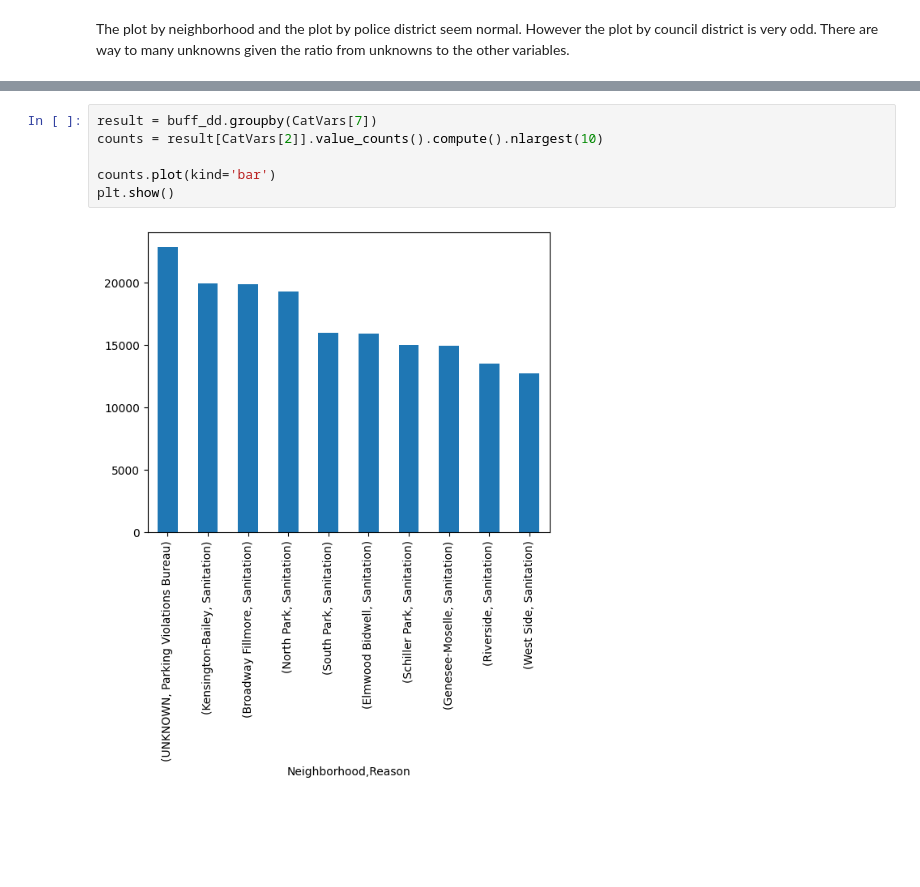
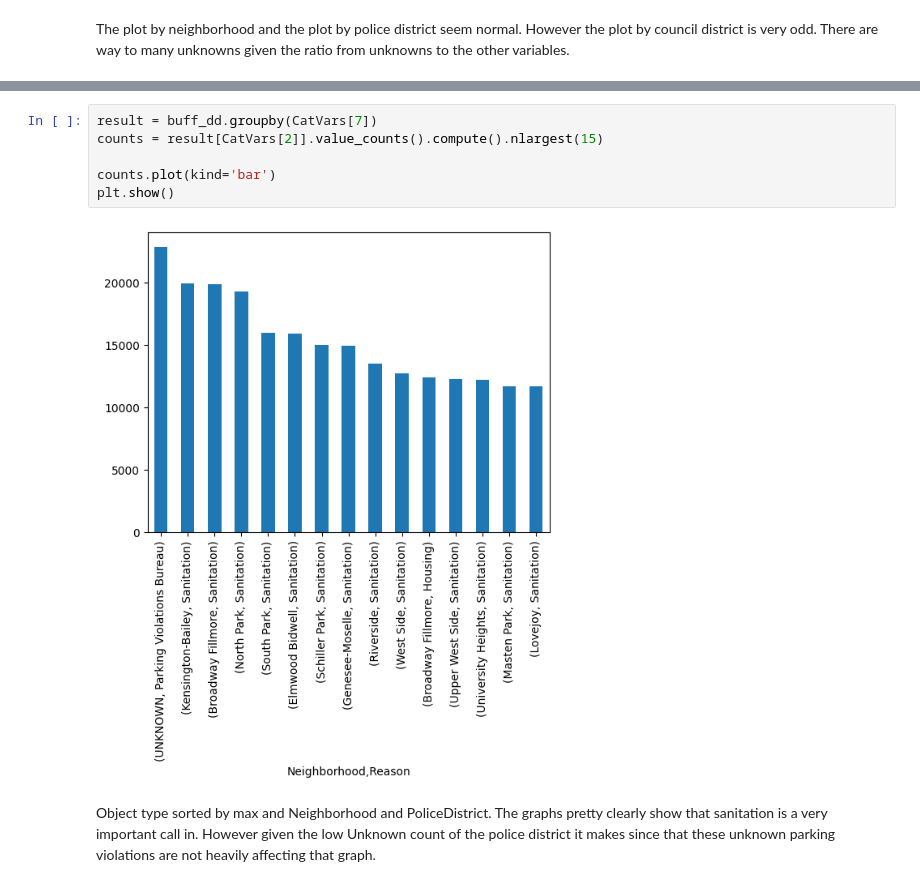
Before and after one commit to Hemondj/Projects, a Jupyter notebook: JamesHemondProject1.ipynb, the cells around one changed output, grey strips where cells are left out. Drawn from its saved outputs; the diff is of its cells as text; blank space fills up the shorter version.

```diff
--- a/JamesHemondProject1.ipynb
+++ b/JamesHemondProject1.ipynb
@@ -257,8 +312,10 @@ plt.show()
 # %%
 result = buff_dd.groupby(CatVars[7])
-counts = result[CatVars[2]].value_counts().compute().nlargest(10)
+counts = result[CatVars[2]].value_counts().compute().nlargest(15)
 
 counts.plot(kind='bar')
 plt.show()
 # %% [output]
-[figure, old version]
+[figure, new version]
+# %% [markdown]
+Object type sorted by max and Neighborhood and PoliceDistrict. The graphs pretty clearly show that sanitation is a very important call in. However given the low Unknown count of the police district it makes since that these unknown parking violations are not heavily affecting that graph.
```
Also changed, not shown: parts of 12 cells of this notebook.
